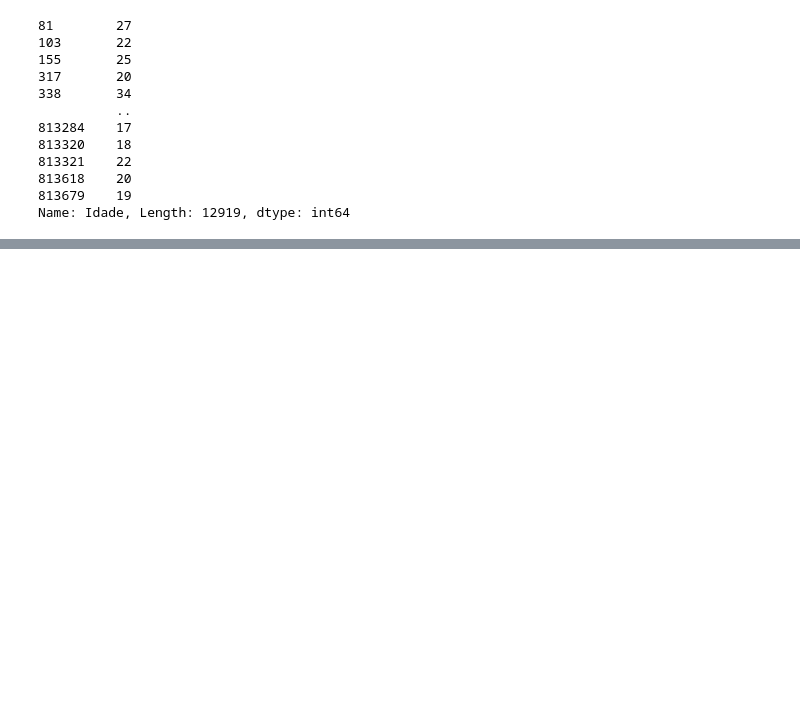
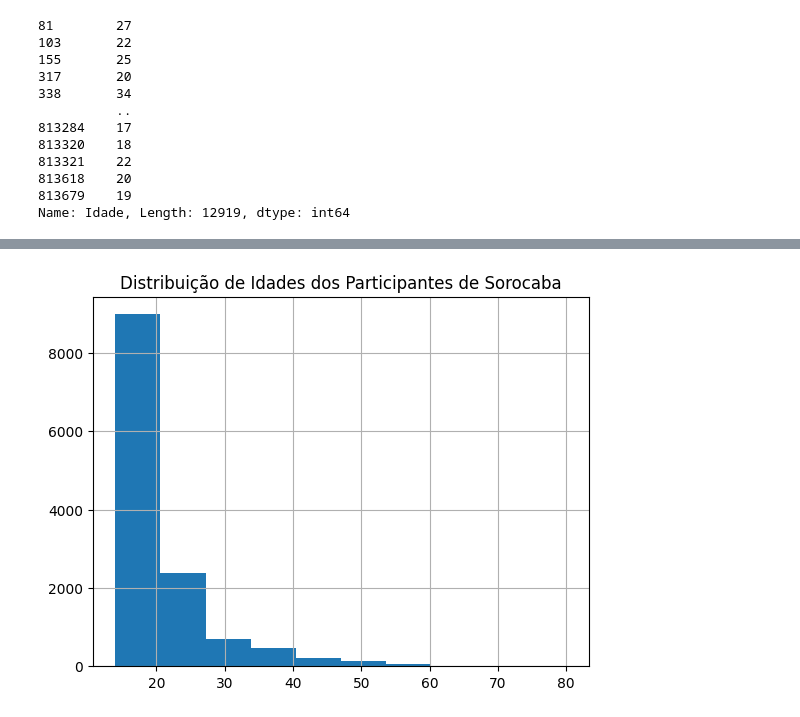
Before and after one commit to Jpns2002/analise-estatistica-enem-2019, a Jupyter notebook: tratamento_enem_2019_corrigido.ipynb, the cells around one changed output, grey strips where cells are left out. Drawn from its saved outputs; the diff is of its cells as text; code cells hidden in the pictures; blank space fills up the shorter version.

```diff
--- a/tratamento_enem_2019_corrigido.ipynb
+++ b/tratamento_enem_2019_corrigido.ipynb
@@ -1022,0 +1152,10 @@ freq_relativa_acu
+# %%
+dados_sorocaba.Idade.hist(bins=10)
+plt.title('Distribuição de Idades dos Participantes de Sorocaba')
+plt.show()
+#hist: cria um  grafico
+#bins: quantidade de barras (colunas)
+#title: título do gráfico
+#show: mostra o gráfico
+# %% [output]
+[figure, added]
```
Also changed, not shown: parts of 26 cells of this notebook, 1 other file.
